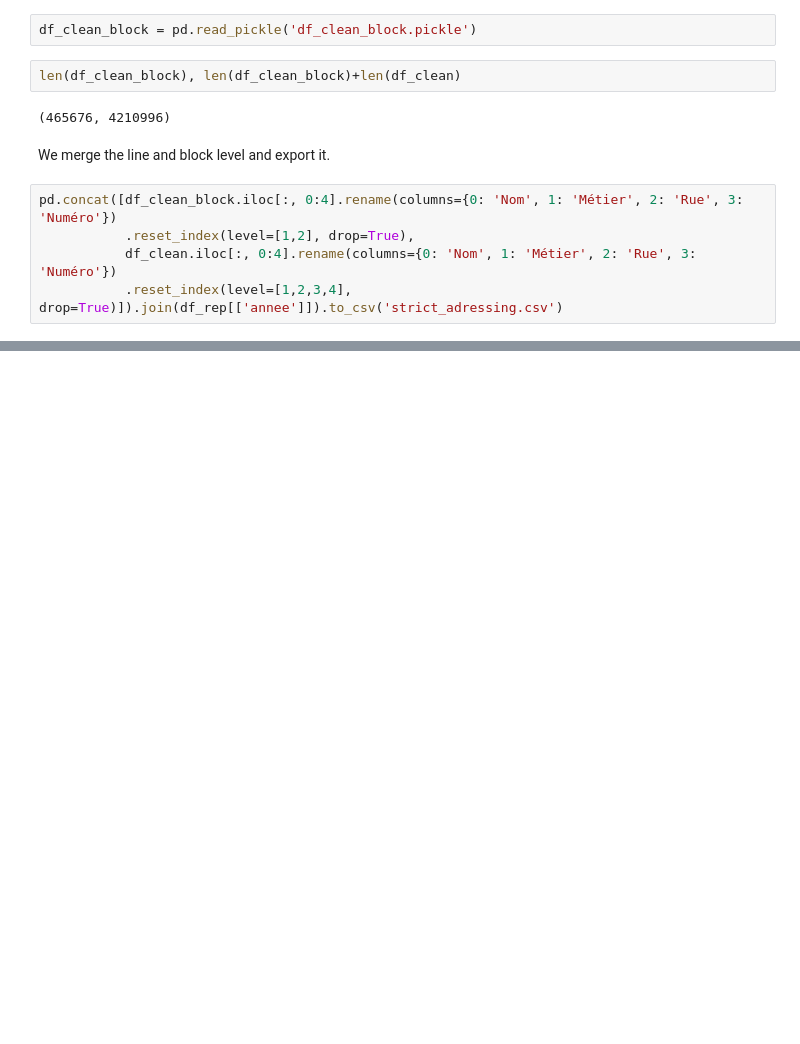
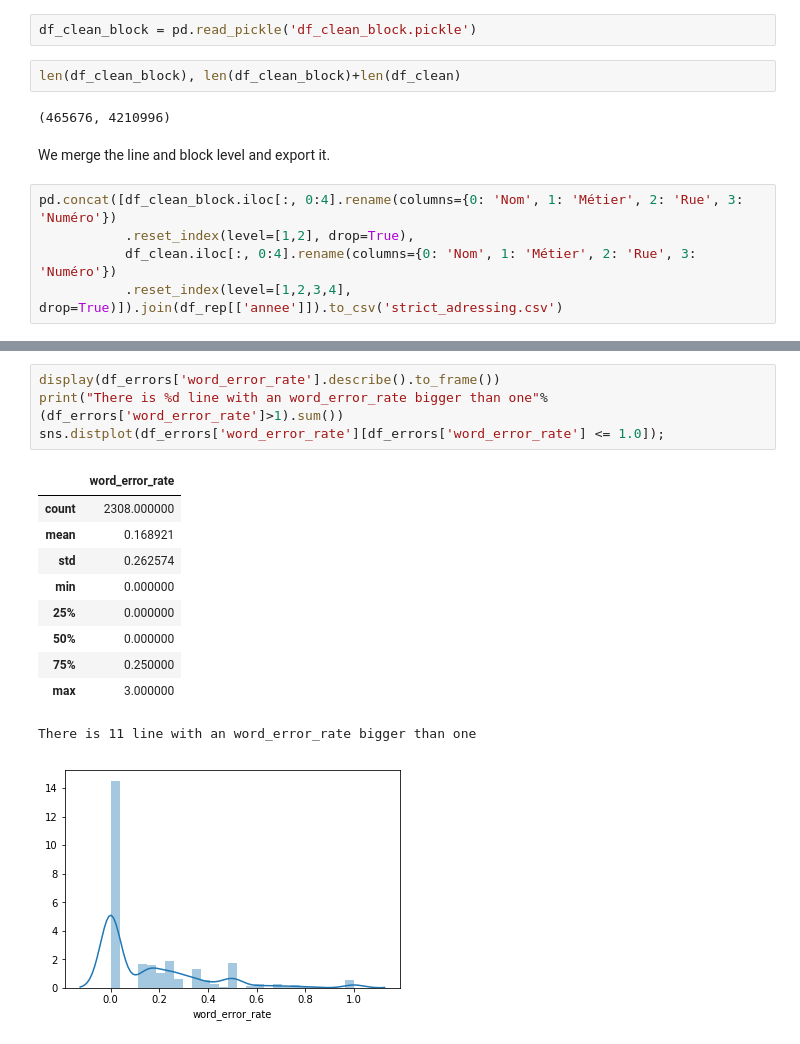
Before and after one commit to adescombes/Richelieu, a Jupyter notebook: Gallica OCR extraction de données.ipynb, the cells around one changed output, grey strips where cells are left out. Drawn from its saved outputs; the diff is of its cells as text; blank space fills up the shorter version.

```diff
--- a/Gallica OCR extraction de données.ipynb
+++ b/Gallica OCR extraction de données.ipynb
@@ -570,0 +745,16 @@ writer.save()
+# %%
+display(df_errors['word_error_rate'].describe().to_frame())
+print("There is %d line with an word_error_rate bigger than one"%(df_errors['word_error_rate']>1).sum())
+sns.distplot(df_errors['word_error_rate'][df_errors['word_error_rate'] <= 1.0]);
+# %% [output]
+|  | word_error_rate |
+| count | 2308.000000 |
+| mean | 0.168921 |
+| std | 0.262574 |
+| min | 0.000000 |
+| 25% | 0.000000 |
+| 50% | 0.000000 |
+| 75% | 0.250000 |
+| max | 3.000000 |
+There is 11 line with an word_error_rate bigger than one
+[figure, added]
```
Also changed, not shown: parts of 38 cells of this notebook, 1 other file.
